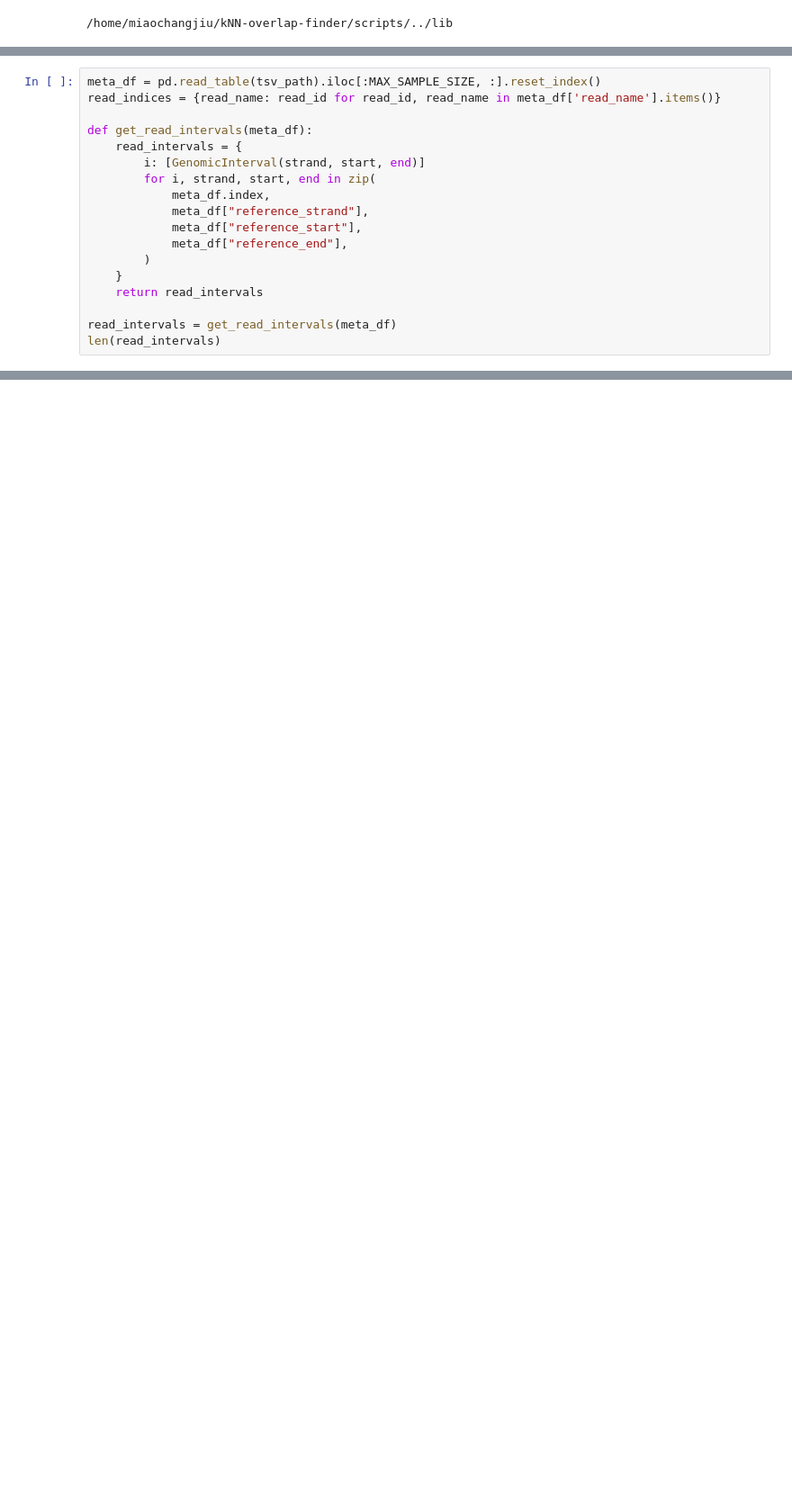
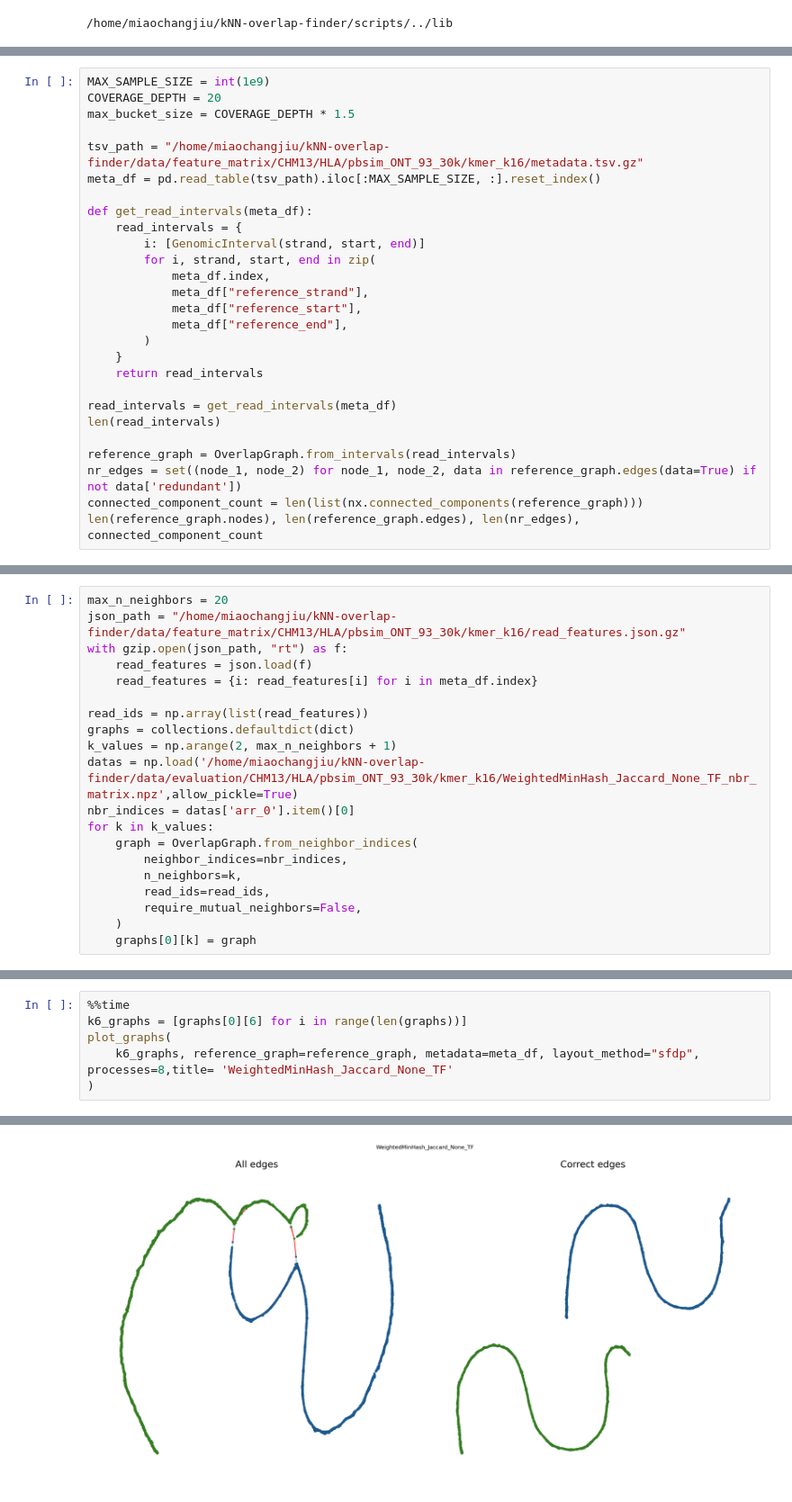
Before and after one commit to jzhang-dev/kNN-overlap-finder, a Jupyter notebook: workflow/notebooks/visulization.ipynb, the cells around one changed output, grey strips where cells are left out. Shown at 90% size. Drawn from its saved outputs; the diff is of its cells as text; blank space fills up the shorter version.

```diff
--- a/workflow/notebooks/visulization.ipynb
+++ b/workflow/notebooks/visulization.ipynb
@@ -46,6 +190,10 @@ tsv_path = snakemake.input['metadata']
 # %%
+MAX_SAMPLE_SIZE = int(1e9)
+COVERAGE_DEPTH = 20
+max_bucket_size = COVERAGE_DEPTH * 1.5
+
+tsv_path = "/home/miaochangjiu/kNN-overlap-finder/data/feature_matrix/CHM13/HLA/pbsim_ONT_93_30k/kmer_k16/metadata.tsv.gz"
 meta_df = pd.read_table(tsv_path).iloc[:MAX_SAMPLE_SIZE, :].reset_index()
-read_indices = {read_name: read_id for read_id, read_name in meta_df['read_name'].items()}
 
 def get_read_intervals(meta_df):
     read_intervals = {
@@ -61,3 +209,8 @@ def get_read_intervals(meta_df):
 
 read_intervals = get_read_intervals(meta_df)
 len(read_intervals)
+
+reference_graph = OverlapGraph.from_intervals(read_intervals)
+nr_edges = set((node_1, node_2) for node_1, node_2, data in reference_graph.edges(data=True) if not data['redundant'])
+connected_component_count = len(list(nx.connected_components(reference_graph)))
+len(reference_graph.nodes), len(reference_graph.edges), len(nr_edges), connected_component_count
@@ -135,0 +219,20 @@ ValueError: Could not interpret value `connected_fraction` for `y`. An entry wit
+# %%
+max_n_neighbors = 20
+json_path = "/home/miaochangjiu/kNN-overlap-finder/data/feature_matrix/CHM13/HLA/pbsim_ONT_93_30k/kmer_k16/read_features.json.gz"
+with gzip.open(json_path, "rt") as f:
+    read_features = json.load(f)
+    read_features = {i: read_features[i] for i in meta_df.index}
+
+read_ids = np.array(list(read_features))
+graphs = collections.defaultdict(dict)
+k_values = np.arange(2, max_n_neighbors + 1)
+datas = np.load('/home/miaochangjiu/kNN-overlap-finder/data/evaluation/CHM13/HLA/pbsim_ONT_93_30k/kmer_k16/WeightedMinHash_Jaccard_None_TF_nbr_matrix.npz',allow_pickle=True)
+nbr_indices = datas['arr_0'].item()[0]
+for k in k_values:
+    graph = OverlapGraph.from_neighbor_indices(
+        neighbor_indices=nbr_indices,
+        n_neighbors=k,
+        read_ids=read_ids,
+        require_mutual_neighbors=False,
+    )
+    graphs[0][k] = graph
@@ -135,0 +249,7 @@ ValueError: Could not interpret value `connected_fraction` for `y`. An entry wit
+# %%
+%%time
+k6_graphs = [graphs[0][6] for i in range(len(graphs))]
+plot_graphs(
+    k6_graphs, reference_graph=reference_graph, metadata=meta_df, layout_method="sfdp", processes=8,title= 'WeightedMinHash_Jaccard_None_TF'
+)
+# %% [output]
@@ -135,0 +258 @@ ValueError: Could not interpret value `connected_fraction` for `y`. An entry wit
+[figure, added]
```
Also changed, not shown: parts of 14 cells of this notebook, 6 other files.
